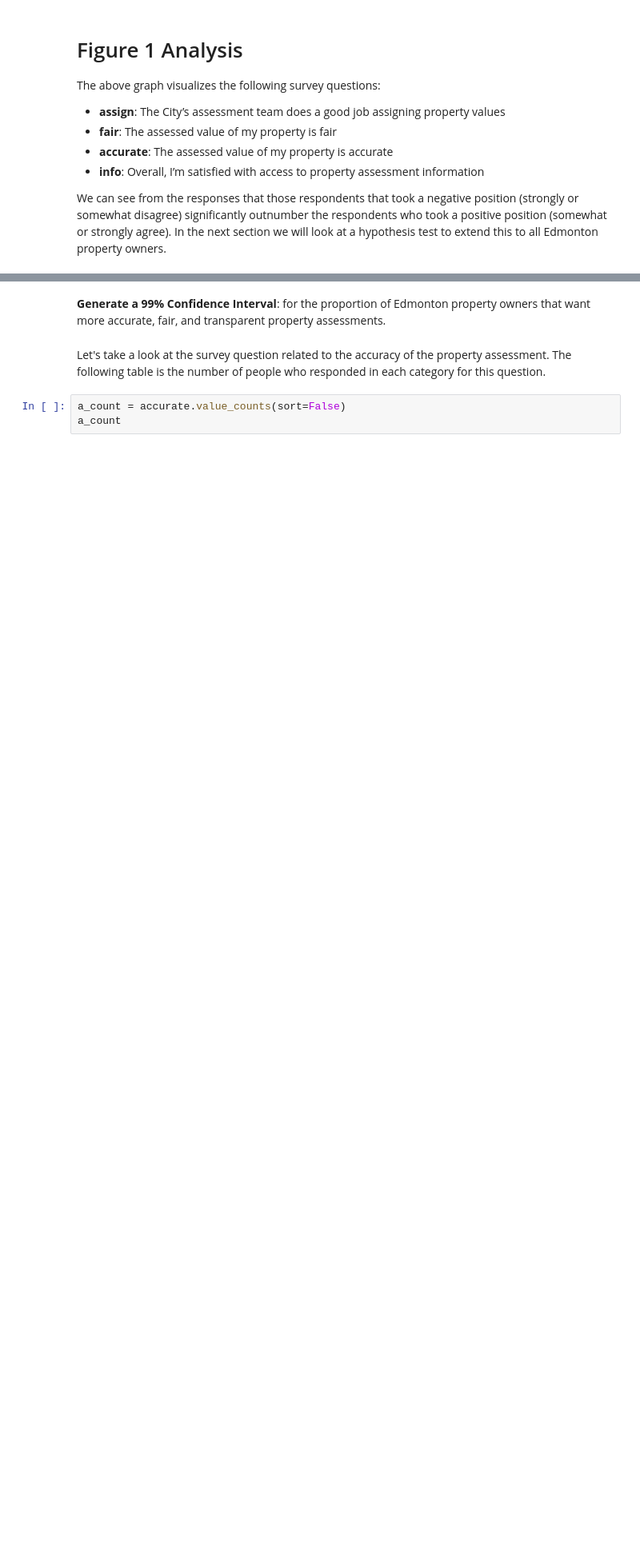
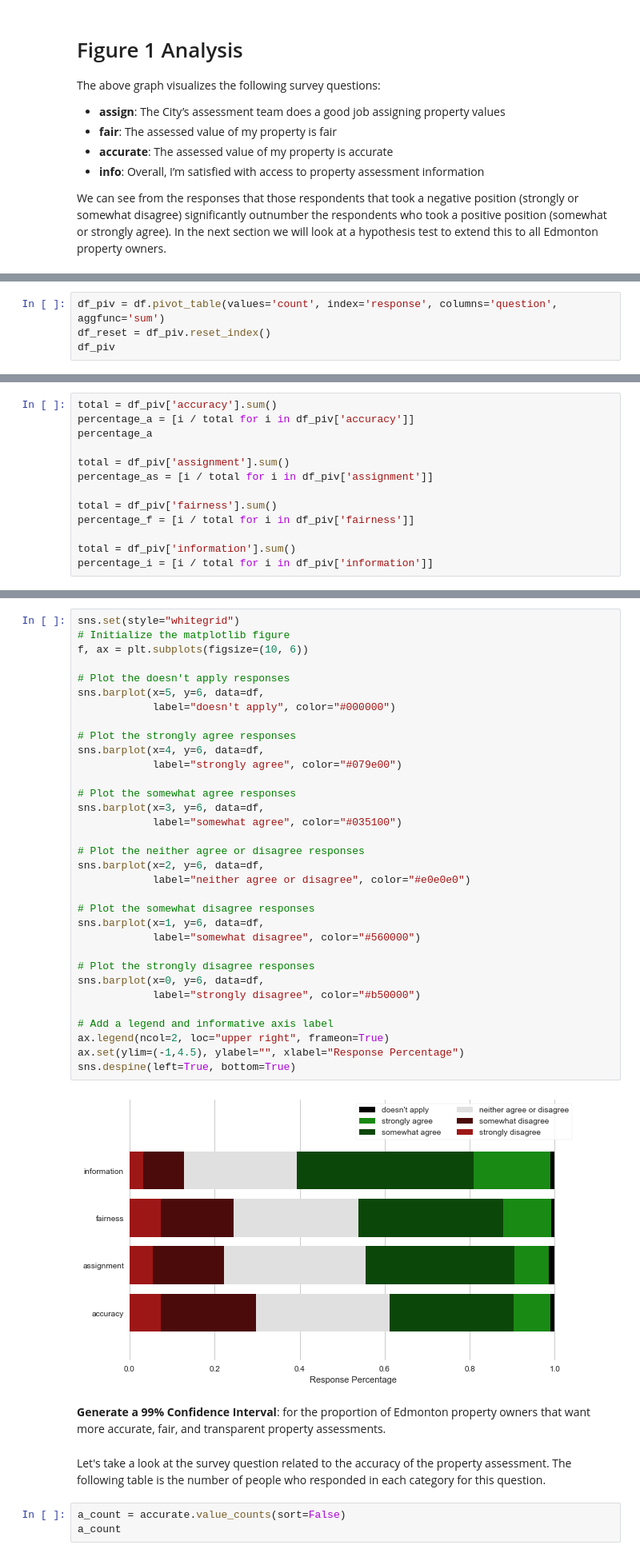
Before and after one commit to cschellenberger/Surveys, a Jupyter notebook: Assessment Survey Analysis.ipynb, the cells around one changed output, grey strips where cells are left out. Shown: that part at 80% size. Drawn from its saved outputs; the diff is of its cells as text; blank space fills up the shorter version.

```diff
--- a/Assessment Survey Analysis.ipynb
+++ b/Assessment Survey Analysis.ipynb
@@ -138,0 +196,4 @@ We can see from the responses that those respondents that took a negative positi
+# %%
+df_piv = df.pivot_table(values='count', index='response', columns='question', aggfunc='sum')
+df_reset = df_piv.reset_index()
+df_piv
@@ -138,0 +209,13 @@ We can see from the responses that those respondents that took a negative positi
+# %%
+total = df_piv['accuracy'].sum()
+percentage_a = [i / total for i in df_piv['accuracy']]
+percentage_a
+
+total = df_piv['assignment'].sum()
+percentage_as = [i / total for i in df_piv['assignment']]
+
+total = df_piv['fairness'].sum()
+percentage_f = [i / total for i in df_piv['fairness']]
+
+total = df_piv['information'].sum()
+percentage_i = [i / total for i in df_piv['information']]
@@ -139,3 +256,38 @@ We can see from the responses that those respondents that took a negative positi
+# %%
+sns.set(style="whitegrid")
+# Initialize the matplotlib figure
+f, ax = plt.subplots(figsize=(10, 6))
+
+# Plot the doesn't apply responses
+sns.barplot(x=5, y=6, data=df,
+            label="doesn't apply", color="#000000")
+
+# Plot the strongly agree responses
+sns.barplot(x=4, y=6, data=df,
+            label="strongly agree", color="#079e00")
+
+# Plot the somewhat agree responses
+sns.barplot(x=3, y=6, data=df,
+            label="somewhat agree", color="#035100")
+
+# Plot the neither agree or disagree responses
+sns.barplot(x=2, y=6, data=df,
+            label="neither agree or disagree", color="#e0e0e0")
+
+# Plot the somewhat disagree responses
+sns.barplot(x=1, y=6, data=df,
+            label="somewhat disagree", color="#560000")
+
+# Plot the strongly disagree responses
+sns.barplot(x=0, y=6, data=df,
+            label="strongly disagree", color="#b50000")
+
+# Add a legend and informative axis label
+ax.legend(ncol=2, loc="upper right", frameon=True)
+ax.set(ylim=(-1,4.5), ylabel="", xlabel="Response Percentage")
+sns.despine(left=True, bottom=True)
+# %% [output]
+[figure, added]
 # %% [markdown]
 **Generate a 99% Confidence Interval**: for the proportion of Edmonton property owners that want more accurate, fair, and transparent property assessments.
 # %% [markdown]
```
Also changed, not shown: parts of 16 cells of this notebook.
